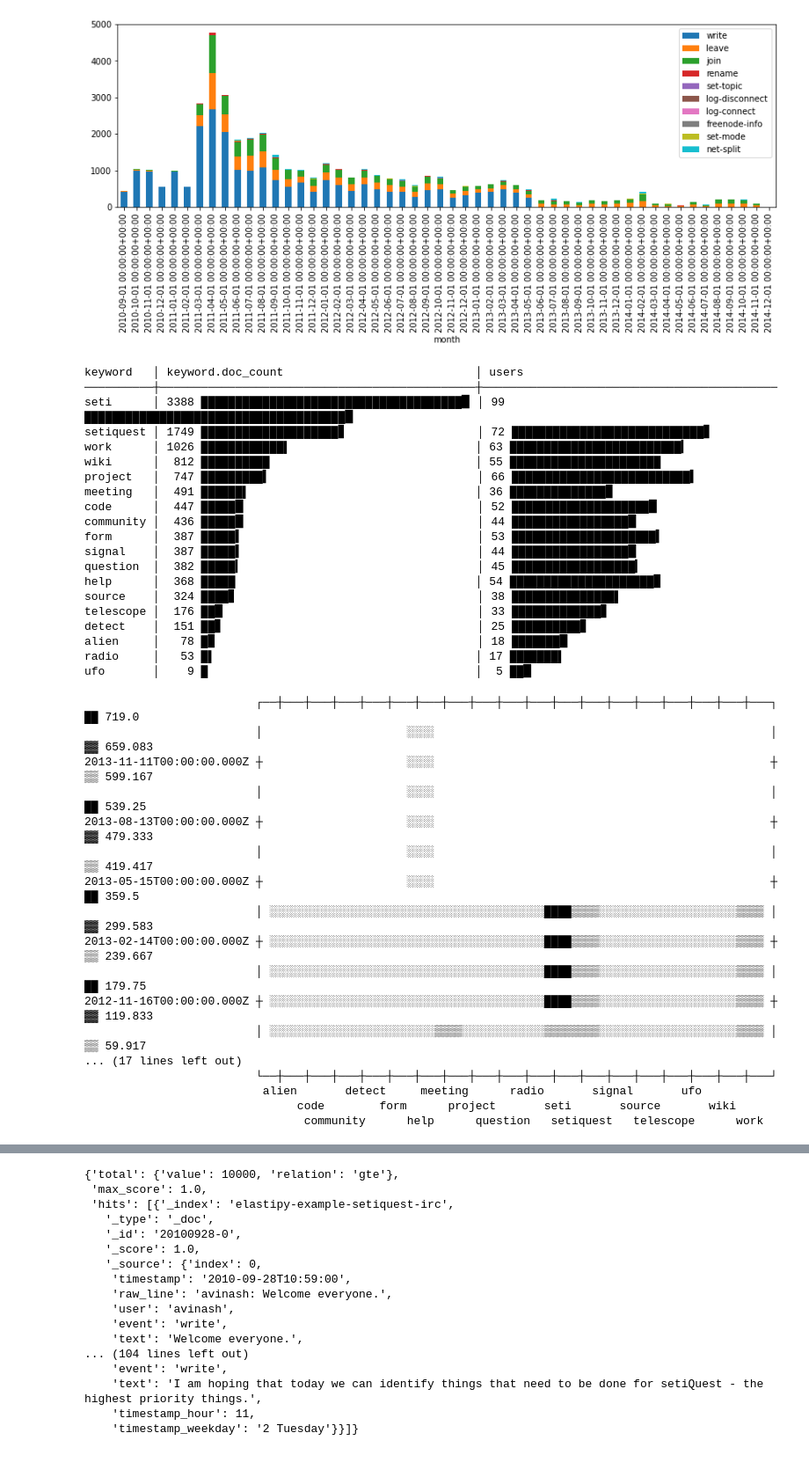
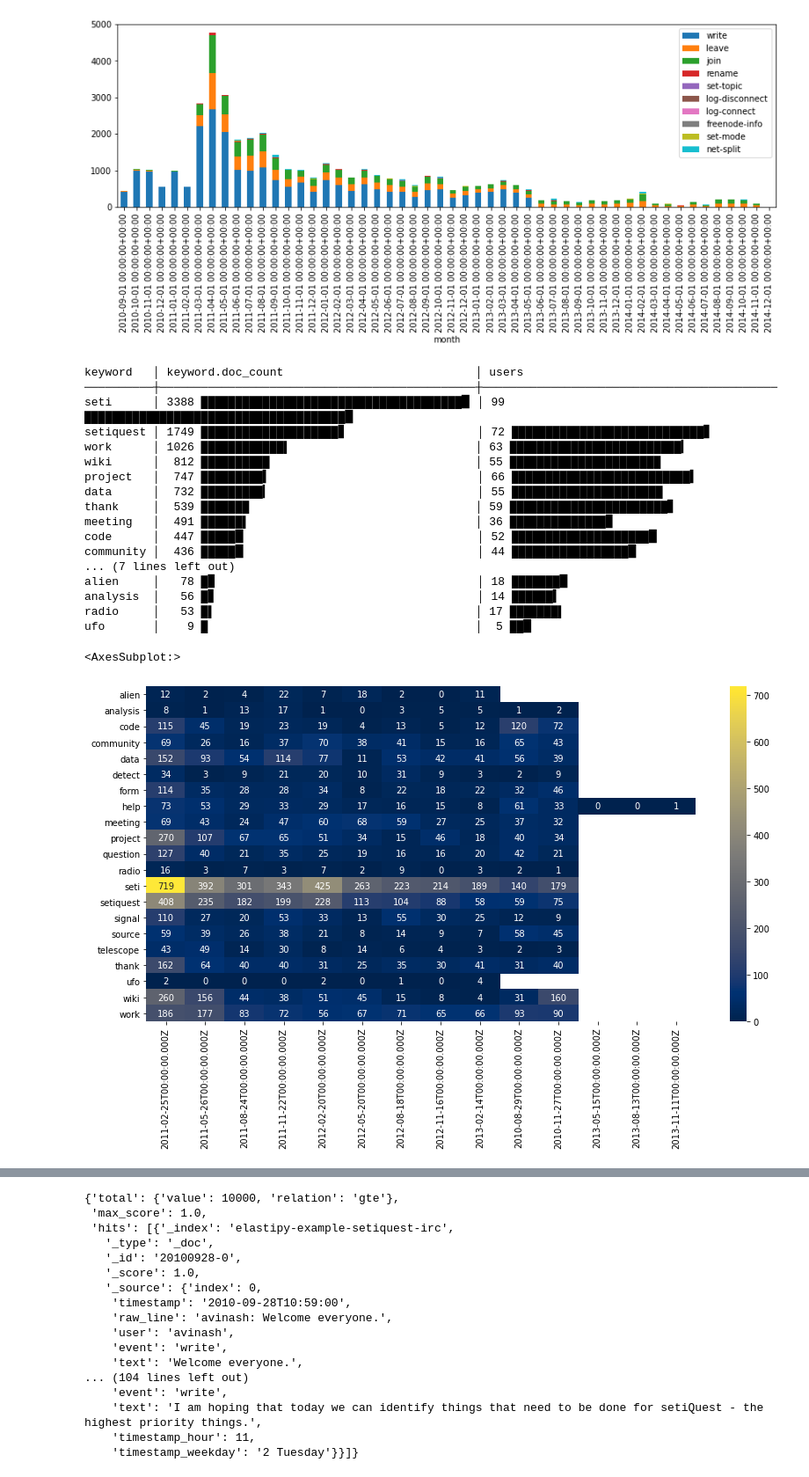
Before and after one commit to netzkolchose/elastipy, a Jupyter notebook: examples/setiquest.ipynb, the cells around one changed output, grey strips where cells are left out. Shown at 88% size. Saved outputs shown, nothing was run; the diff lists cells and outputs as text; code cells hidden in the pictures.

Commit message:
use `stop` analyzer in setiquest example + display stuff with seaborn heatmap

```diff
--- a/examples/setiquest.ipynb
+++ b/examples/setiquest.ipynb
@@ -30,8 +33,8 @@ KEYWORDS = [
     "radio", "telescope", "meeting", "setiquest",
     "form", "wiki", "community", "code", "project",
     "work", "help", "question", "alien", "ufo",
-    #"analysis",
-    "source", "signal", "seti", "detect",
+    "analysis", "source", "signal", "seti", "detect",
+    "data", "thank"
 ]
 agg = Search(index=INDEX) \
     .agg_filters("keyword", filters={
@@ -49,47 +52,30 @@ setiquest │ 1749 ████████████████████
 work      │ 1026 ████████████▌                           │ 63 █████████████████████████▎
 wiki      │  812 ██████████                              │ 55 ██████████████████████
 project   │  747 █████████▍                              │ 66 ██████████████████████████▍
+data      │  732 █████████▎                              │ 55 ██████████████████████
+thank     │  539 ███████                                 │ 59 ███████████████████████▋
 meeting   │  491 ██████▌                                 │ 36 ██████████████▊
 code      │  447 █████▉                                  │ 52 ████████████████████▉
 community │  436 █████▉                                  │ 44 █████████████████▉
-form      │  387 █████▍                                  │ 53 █████████████████████▍
-signal    │  387 █████▍                                  │ 44 █████████████████▉
-question  │  382 █████▎                                  │ 45 ██████████████████▎
-help      │  368 █████                                   │ 54 █████████████████████▊
-source    │  324 ████▋                                   │ 38 ███████████████▌
-telescope │  176 ██▉                                     │ 33 █████████████▋
-detect    │  151 ██▋                                     │ 25 ██████████▋
+... (7 lines left out)
 alien     │   78 █▊                                      │ 18 ███████▉
+analysis  │   56 █▋                                      │ 14 ██████▍
 radio     │   53 █▌                                      │ 17 ███████▌
 ufo       │    9 █                                       │  5 ██▉
 # %%
 agg = Search(index=INDEX) \
     .agg_filters("keyword", filters={
         key: query.QueryString(f"text: *{key}*")
         for key in KEYWORDS
     }) \
     .agg_date_histogram("year", fixed_interval="90d", min_doc_count=0) \
     .metric_cardinality("users", field="user")
 
-agg.execute().dump.heatmap(cell_width=4, sort=("year", "keyword"))
+plt.subplots(figsize=(14, 7))
+sns.heatmap(agg.execute().df_matrix(), annot=True, fmt=".0f", cmap="cividis")
 # %% [output]
-                         ┌──┼───┼───┼───┼───┼───┼───┼───┼───┼───┼───┼───┼───┼───┼───┼───┼───┼───┼───┐ ██ 719.0
-                         │                     ░░░░                                                 │ ▓▓ 659.083
-2013-11-11T00:00:00.000Z ┼                     ░░░░                                                 ┼ ▒▒ 599.167
-                         │                     ░░░░                                                 │ ██ 539.25
-2013-08-13T00:00:00.000Z ┼                     ░░░░                                                 ┼ ▓▓ 479.333
-                         │                     ░░░░                                                 │ ▒▒ 419.417
-2013-05-15T00:00:00.000Z ┼                     ░░░░                                                 ┼ ██ 359.5
-                         │ ░░░░░░░░░░░░░░░░░░░░░░░░░░░░░░░░░░░░░░░░████▒▒▒▒░░░░░░░░░░░░░░░░░░░░▒▒▒▒ │ ▓▓ 299.583
-2013-02-14T00:00:00.000Z ┼ ░░░░░░░░░░░░░░░░░░░░░░░░░░░░░░░░░░░░░░░░████▒▒▒▒░░░░░░░░░░░░░░░░░░░░▒▒▒▒ ┼ ▒▒ 239.667
-                         │ ░░░░░░░░░░░░░░░░░░░░░░░░░░░░░░░░░░░░░░░░████▒▒▒▒░░░░░░░░░░░░░░░░░░░░▒▒▒▒ │ ██ 179.75
-2012-11-16T00:00:00.000Z ┼ ░░░░░░░░░░░░░░░░░░░░░░░░░░░░░░░░░░░░░░░░████▒▒▒▒░░░░░░░░░░░░░░░░░░░░▒▒▒▒ ┼ ▓▓ 119.833
-                         │ ░░░░░░░░░░░░░░░░░░░░░░░░▒▒▒▒░░░░░░░░░░░░▒▒▒▒▒▒▒▒░░░░░░░░░░░░░░░░░░░░▒▒▒▒ │ ▒▒ 59.917
-... (17 lines left out)
-                         └──┼───┼───┼───┼───┼───┼───┼───┼───┼───┼───┼───┼───┼───┼───┼───┼───┼───┼───┘
-                          alien       detect     meeting      radio       signal       ufo
-                               code        form      project       seti       source       wiki
-                                community      help      question   setiquest   telescope      work
+<AxesSubplot:>
+[figure, added]
 # %%
 s = Search(index=INDEX).match("text", "code")
 print(list(s.agg_significant_terms(field="text", size=100).execute().keys()))
```
Also changed, not shown: parts of 4 cells of this notebook, 1 other file.
